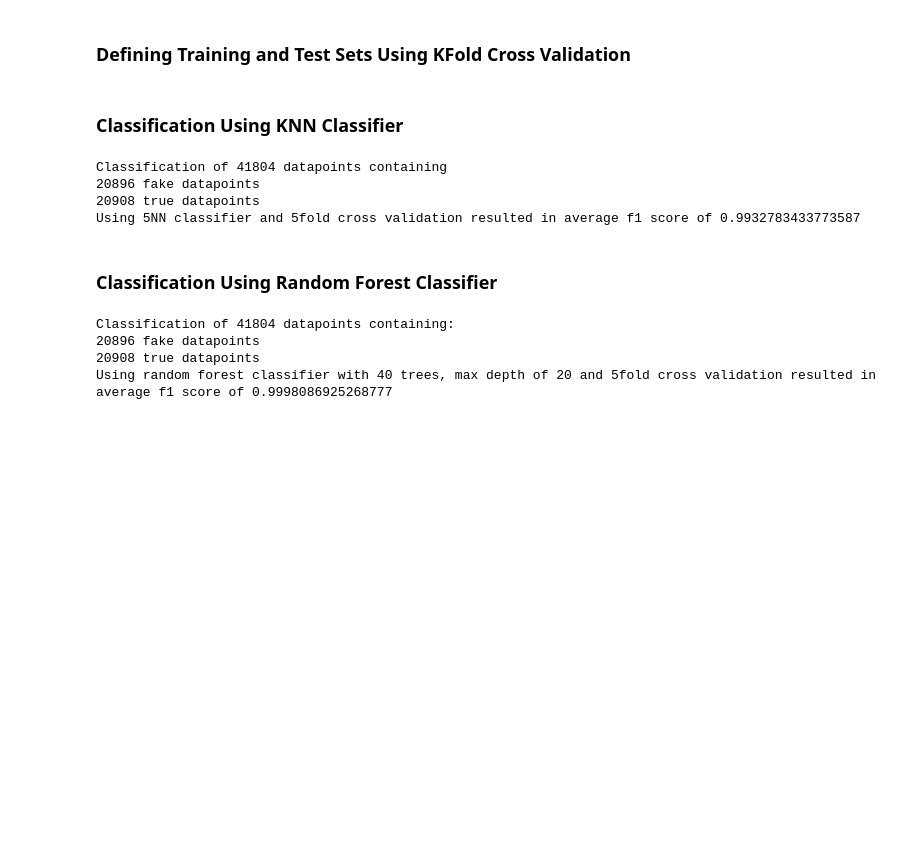
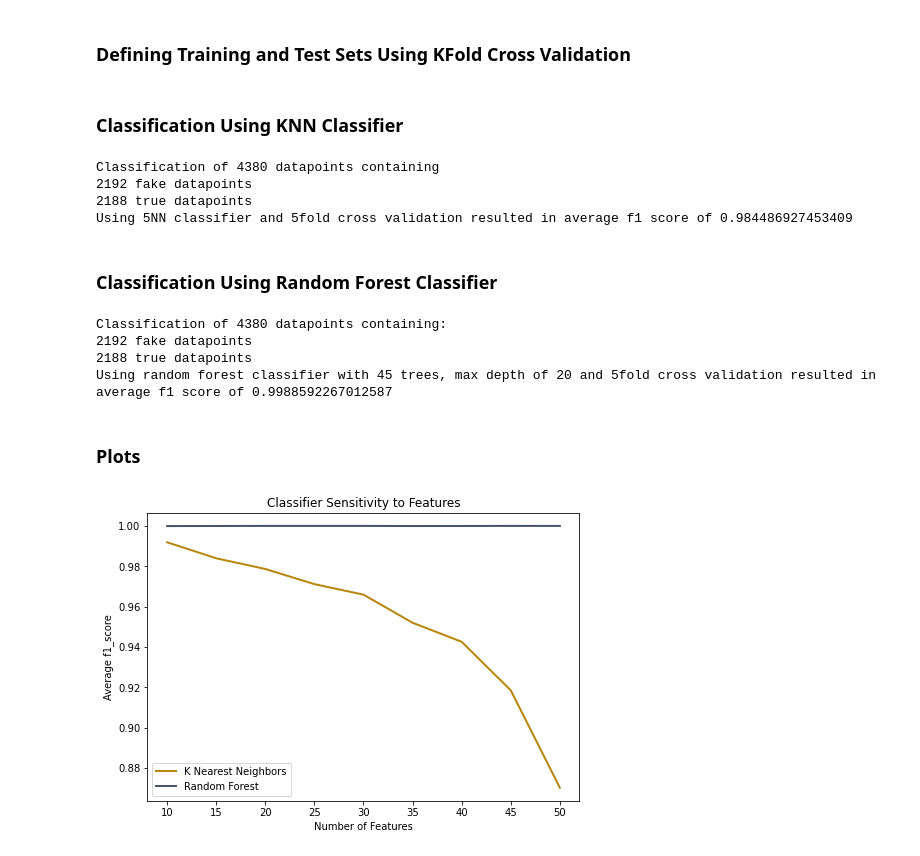
Before and after one commit to rmanaem/dataset-analysis, a Jupyter notebook: src/data_processing.ipynb, the cells around one changed output. Saved outputs shown, nothing was run; the diff lists cells and outputs as text; code cells hidden in the pictures; blank space fills up the shorter version.

Commit message:
Plotted classifier_sensitivity_to_features

```diff
--- a/src/data_processing.ipynb
+++ b/src/data_processing.ipynb
@@ -185,7 +189,7 @@ data = true_data
 # %% [markdown]
 ### Classification Using KNN Classifier
 # %%
-knn = KNeighborsClassifier(n_neighbors=5)
+knn = KNeighborsClassifier(n_neighbors=10)
 accuracy = []
 predict = []
 f1 = []
@@ -198,21 +202,21 @@ for i in range(len(predict)):
 average_f1 = sum(f1)/len(f1)
 
 # KNN Result
-print('Classification of', num_fake + num_true, 'datapoints containing')
-print(num_fake, 'fake datapoints')
-print(num_true, 'true datapoints')
+print('Classification of', n_fake + n_true, 'datapoints containing')
+print(n_fake, 'fake datapoints')
+print(n_true, 'true datapoints')
 print('Using 5NN classifier and 5fold cross validation resulted in average f1 score of', average_f1)
 # %% [output]
-Classification of 41804 datapoints containing
-20896 fake datapoints
-20908 true datapoints
-Using 5NN classifier and 5fold cross validation resulted in average f1 score of 0.9932783433773587
+Classification of 4380 datapoints containing
+2192 fake datapoints
+2188 true datapoints
+Using 5NN classifier and 5fold cross validation resulted in average f1 score of 0.984486927453409
 # %% [markdown]
 ### Classification Using Random Forest Classifier
 # %%
-num_trees = 40
+n_trees = 45
 max_depth = 20
-rf = RandomForestClassifier(n_estimators=num_trees, max_depth=max_depth)
+rf = RandomForestClassifier(n_estimators=n_trees, max_depth=max_depth, random_state=123)
 accuracy = []
 predict = []
 f1 = []
@@ -225,12 +229,31 @@ for i in range(len(predict)):
 average_f1 = sum(f1)/len(f1)
 
 # Result
-print('Classification of', num_fake + num_true, 'datapoints containing: ')
-print(num_fake, 'fake datapoints')
-print(num_true, 'true datapoints')
-print('Using random forest classifier with', num_trees, 'trees, max depth of', max_depth, 'and 5fold cross validation resulted in average f1 score of', average_f1)
+print('Classification of', n_fake + n_true, 'datapoints containing: ')
+print(n_fake, 'fake datapoints')
+print(n_true, 'true datapoints')
+print('Using random forest classifier with', n_trees, 'trees, max depth of', max_depth, 'and 5fold cross validation resulted in average f1 score of', average_f1)
 # %% [output]
-Classification of 41804 datapoints containing:
-20896 fake datapoints
-20908 true datapoints
-Using random forest classifier with 40 trees, max depth of 20 and 5fold cross validation resulted in average f1 score of 0.9998086925268777
+Classification of 4380 datapoints containing:
+2192 fake datapoints
+2188 true datapoints
+Using random forest classifier with 45 trees, max depth of 20 and 5fold cross validation resulted in average f1 score of 0.9988592267012587
+# %% [markdown]
+### Plots
+# %%
+# Plot for visualizing classifier sensitivity to features
+# Data is derived from running tests on the Balanced_Sample2
+y = [10, 15, 20, 25, 30, 35, 40, 45, 50]
+knn_x = [0.99186491956141, 0.983915681661064, 0.978612415730856, 0.971100546536879, 0.965874003556011, 0.951946249464952, 0.942501584979348, 0.918441982272896, 0.870144989111527]
+rf_x = [0.999880419964672, 0.999928249690847, 0.999976085136912, 0.999976085136912, 0.999976085136912, 0.999904346265489, 0.999928255410737, 0.999976085136912, 0.999952170273825]
+fig = plt.figure()
+ax = fig.add_axes([0,0,1,1])
+ax.plot(y, knn_x, label='K Nearest Neighbors', color='#B8860B', lw=2)
+ax.plot(y, rf_x, label='Random Forest', color='#44546A', lw=2)
+ax.legend()
+ax.set_xlabel('Number of Features')
+ax.set_ylabel('Average f1_score')
+ax.set_title('Classifier Sensitivity to Features')
+fig.savefig('../figures/classifier_sensitivity_to_features.png', bbox_inches='tight')
+# %% [output]
+[figure, added]
```
Also changed, not shown: parts of 9 cells of this notebook, 1 other file.
